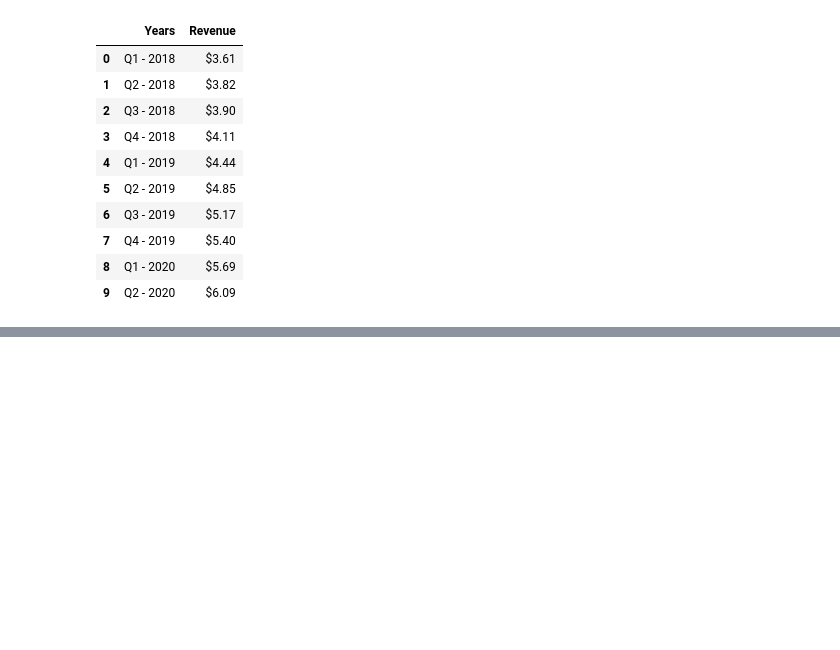
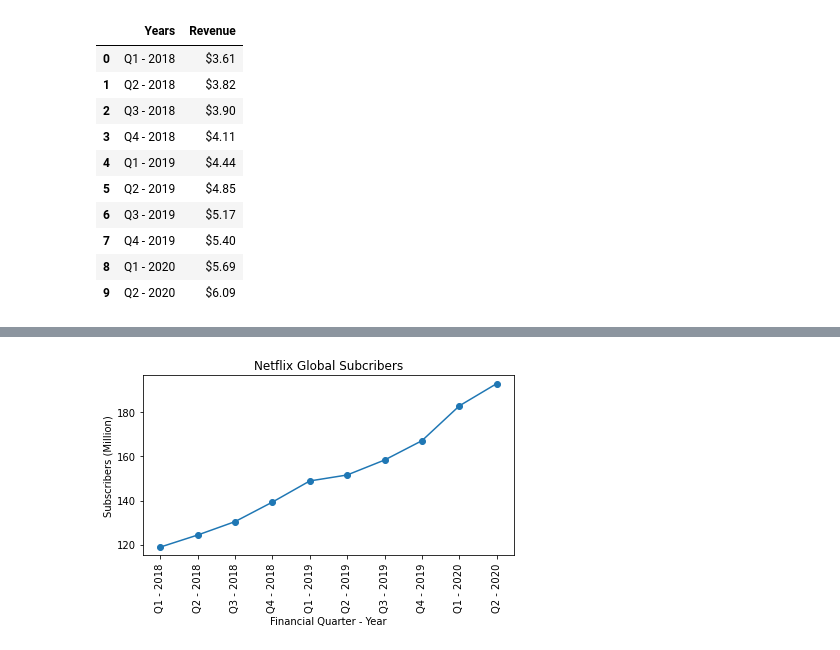
Before and after one commit to jimbleslilley/bootcamp-project-1, a Jupyter notebook: RegionGrowth.ipynb, the cells around one changed output, grey strips where cells are left out. Drawn from its saved outputs; the diff is of its cells as text; code cells hidden in the pictures; blank space fills up the shorter version.

```diff
--- a/RegionGrowth.ipynb
+++ b/RegionGrowth.ipynb
@@ -91,0 +81,5 @@ plt.legend(bbox_to_anchor=(1.04,1), borderaxespad=0)
+# %%
+file = "Resources/Subscriber_Data.csv"
+area_sub = pd.read_csv(file, index_col=0).reset_index()
+area_sub['Subscribers'] = area_sub['Subscribers'].div(1000000).round(2)
+area_sub.head()
@@ -91,0 +93,9 @@ plt.legend(bbox_to_anchor=(1.04,1), borderaxespad=0)
+# %%
+#group by years and reorder labels
+group_years_sub = area_sub.groupby("Years")
+group_sub_df = group_years_sub["Subscribers"].sum().reindex(["Q1 - 2018", "Q2 - 2018", "Q3 - 2018","Q4 - 2018",
+                                                      "Q1 - 2019", "Q2 - 2019", "Q3 - 2019","Q4 - 2019",
+                                                      "Q1 - 2020", "Q2 - 2020"]).reset_index()
+
+#show dataframe to check numbers
+group_sub_df
@@ -91,0 +114,14 @@ plt.legend(bbox_to_anchor=(1.04,1), borderaxespad=0)
+# %%
+#assign values
+x_axis = group_sub_df["Years"]
+y_axis = group_sub_df["Subscribers"]
+
+#plot graph
+plt.plot(x_axis, y_axis, marker ="o", label="")
+plt.xticks(rotation=90)
+plt.title("Netflix Global Subcribers")
+plt.xlabel("Financial Quarter - Year")
+plt.ylabel("Subscribers (Million)")
+plt.tight_layout()
+# %% [output]
+[figure, added]
```
Also changed, not shown: parts of 12 cells of this notebook.
